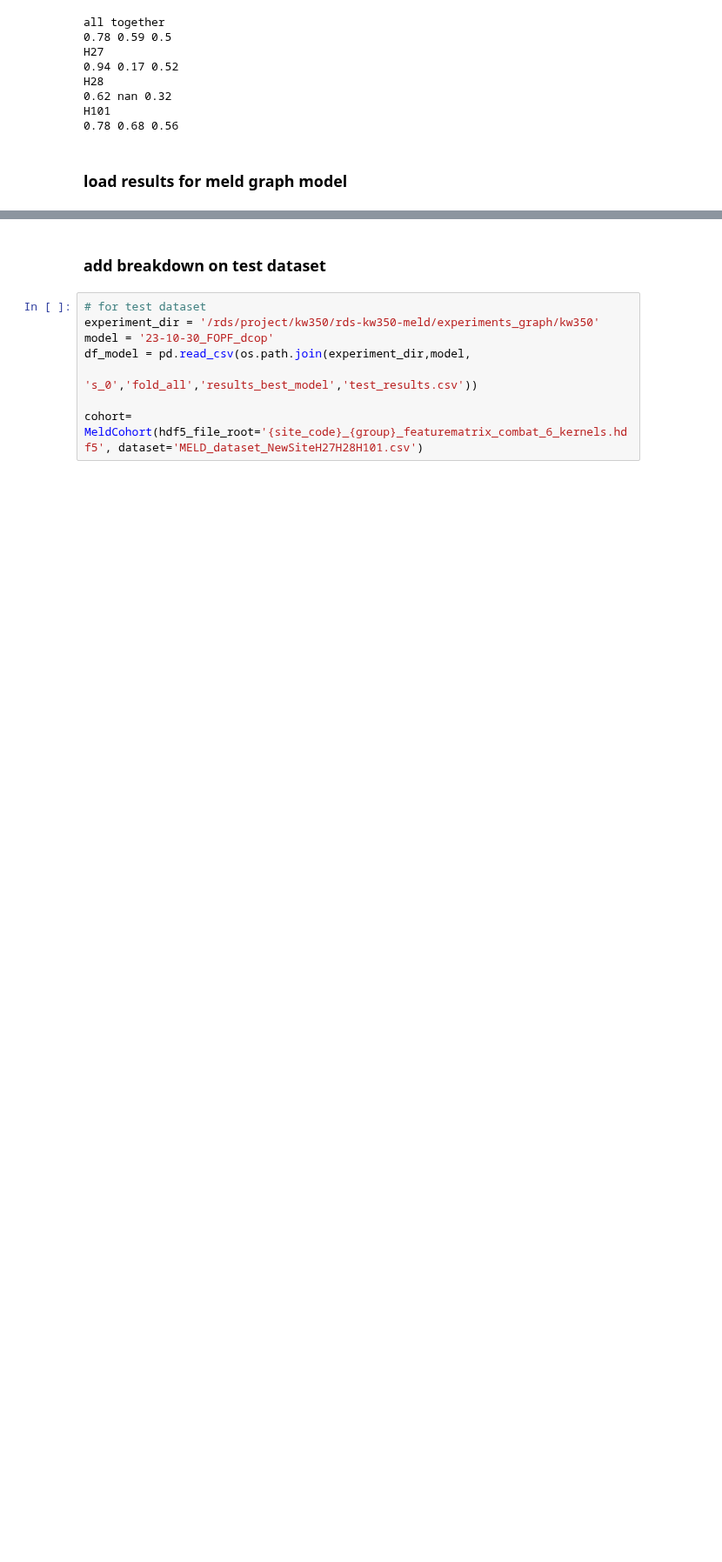
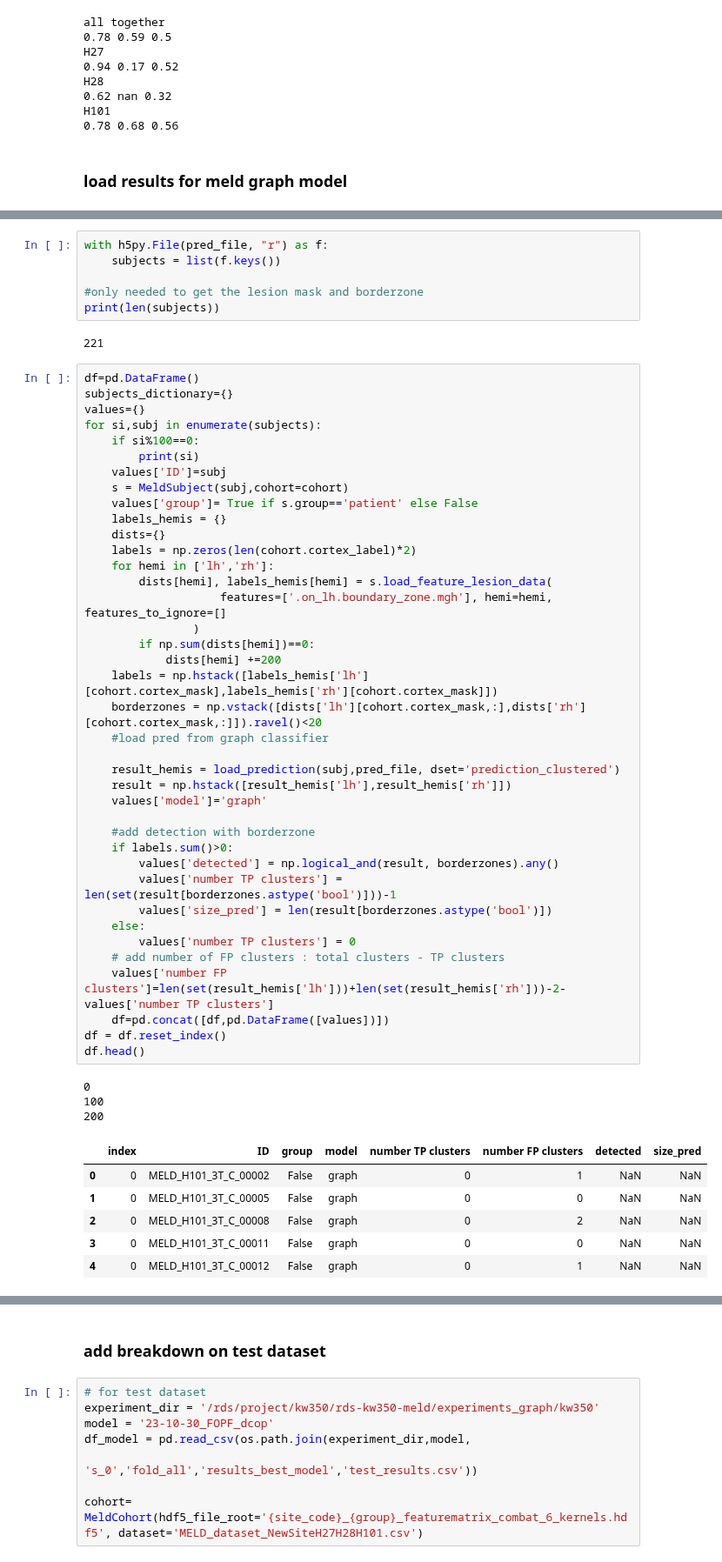
Before and after one commit to MELDProject/meld_graph, a Jupyter notebook: notebooks/compare_results_MLP.ipynb, the cells around one changed output, grey strips where cells are left out. Shown at 87% size. Cells and saved outputs as stored; diff of their text form; blank space fills up the shorter version.

```diff
--- a/notebooks/compare_results_MLP.ipynb
+++ b/notebooks/compare_results_MLP.ipynb
@@ -149,0 +164,57 @@ H101
+# %%
+with h5py.File(pred_file, "r") as f:
+    subjects = list(f.keys())
+
+#only needed to get the lesion mask and borderzone
+print(len(subjects))
+# %% [output]
+221
+# %%
+df=pd.DataFrame()
+subjects_dictionary={}
+values={}
+for si,subj in enumerate(subjects):
+    if si%100==0:
+        print(si)
+    values['ID']=subj
+    s = MeldSubject(subj,cohort=cohort)
+    values['group']= True if s.group=='patient' else False
+    labels_hemis = {}
+    dists={}
+    labels = np.zeros(len(cohort.cortex_label)*2)
+    for hemi in ['lh','rh']:
+        dists[hemi], labels_hemis[hemi] = s.load_feature_lesion_data(
+                    features=['.on_lh.boundary_zone.mgh'], hemi=hemi, features_to_ignore=[]
+                )
+        if np.sum(dists[hemi])==0:
+            dists[hemi] +=200
+    labels = np.hstack([labels_hemis['lh'][cohort.cortex_mask],labels_hemis['rh'][cohort.cortex_mask]])
+    borderzones = np.vstack([dists['lh'][cohort.cortex_mask,:],dists['rh'][cohort.cortex_mask,:]]).ravel()<20
+    #load pred from graph classifier
+
+    result_hemis = load_prediction(subj,pred_file, dset='prediction_clustered')
+    result = np.hstack([result_hemis['lh'],result_hemis['rh']])
+    values['model']='graph'
+
+    #add detection with borderzone
+    if labels.sum()>0:
+        values['detected'] = np.logical_and(result, borderzones).any()
+        values['number TP clusters'] = len(set(result[borderzones.astype('bool')]))-1
+        values['size_pred'] = len(result[borderzones.astype('bool')])
+    else:
+        values['number TP clusters'] = 0
+    # add number of FP clusters : total clusters - TP clusters
+    values['number FP clusters']=len(set(result_hemis['lh']))+len(set(result_hemis['rh']))-2-values['number TP clusters']
+    df=pd.concat([df,pd.DataFrame([values])])
+df = df.reset_index()
+df.head()
+# %% [output]
+0
+100
+200
+|  | index | ID | group | model | number TP clusters | number FP clusters | detected | size_pred |
+| 0 | 0 | MELD_H101_3T_C_00002 | False | graph | 0 | 1 | NaN | NaN |
+| 1 | 0 | MELD_H101_3T_C_00005 | False | graph | 0 | 0 | NaN | NaN |
+| 2 | 0 | MELD_H101_3T_C_00008 | False | graph | 0 | 2 | NaN | NaN |
+| 3 | 0 | MELD_H101_3T_C_00011 | False | graph | 0 | 0 | NaN | NaN |
+| 4 | 0 | MELD_H101_3T_C_00012 | False | graph | 0 | 1 | NaN | NaN |
```
Also changed, not shown: parts of 10 cells of this notebook.
